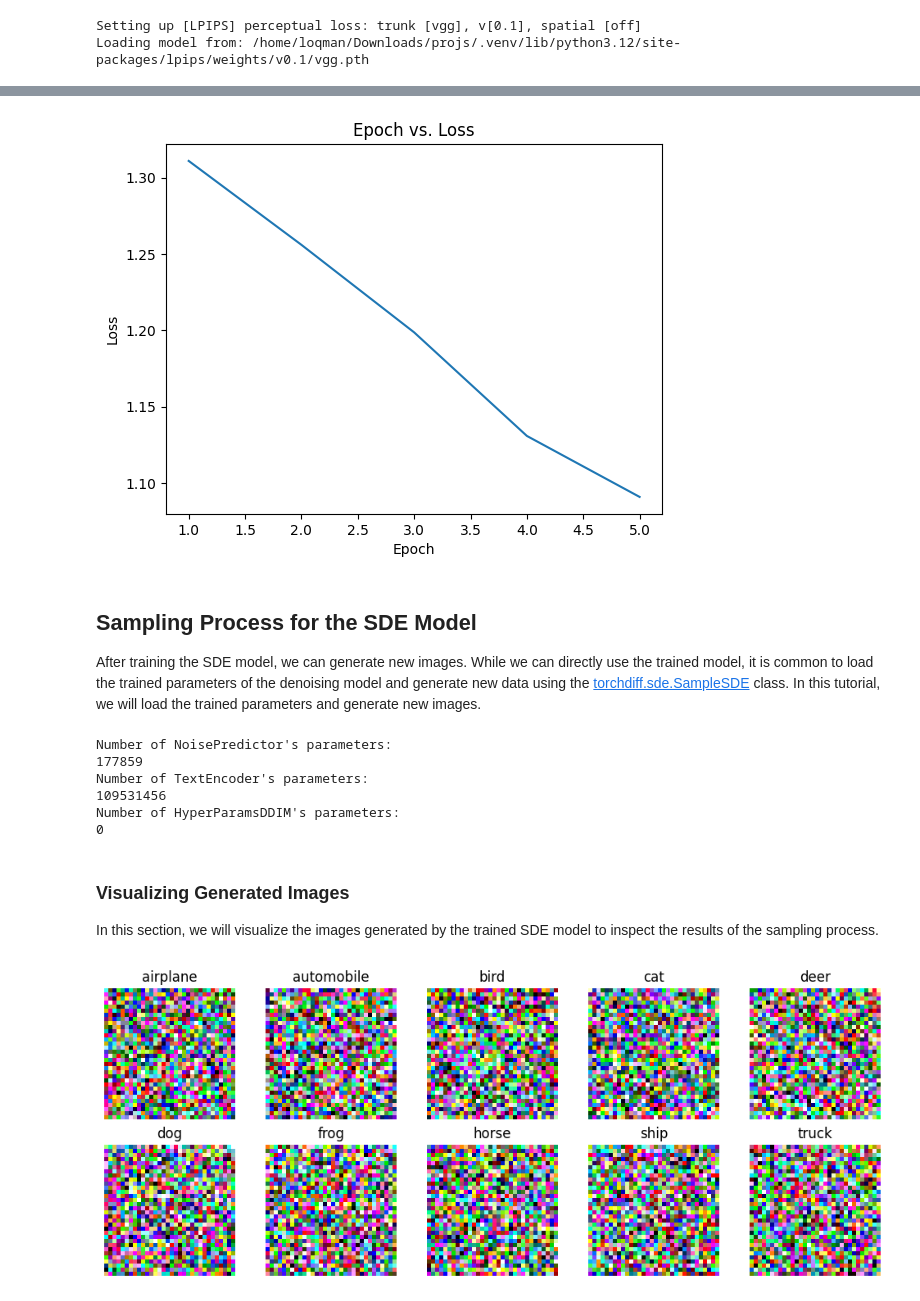
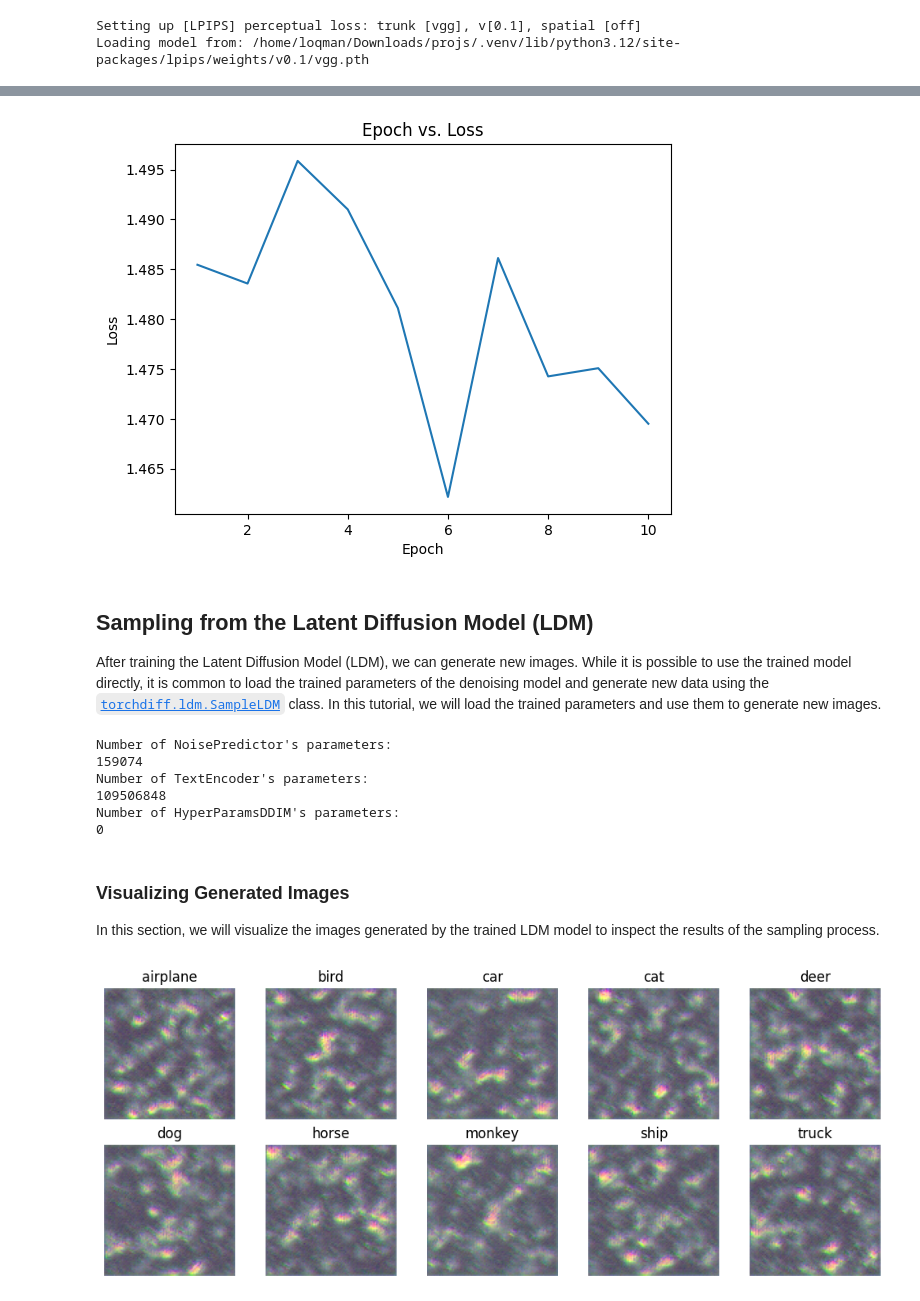
Before and after one commit to LoqmanSamani/DiffusionModels, a Jupyter notebook: examples/ldm.ipynb, the cells around one changed output, grey strips where cells are left out. Cells and saved outputs as stored; diff of their text form; code cells hidden in the pictures.

Commit message:
working on torchdiff webpage

```diff
--- a/examples/ldm.ipynb
+++ b/examples/ldm.ipynb
@@ -296,25 +351,25 @@ Epoch: 5 | Train Loss: 1.0908
 # %%
-plt.plot([i for i in range(1, 6)], train_losses)
+plt.plot([i for i in range(1, 11)], train_losses)
 plt.xlabel("Epoch")
 plt.ylabel("Loss")
 plt.title("Epoch vs. Loss")
 plt.show()
 # %% [output]
-[figure, old version]
+[figure, new version]
 # %% [markdown]
-## Sampling Process for the SDE Model
+## Sampling from the Latent Diffusion Model (LDM)
 
-After training the SDE model, we can generate new images. While we can directly use the trained model, it is common to load the trained parameters of the denoising model and generate new data using the [torchdiff.sde.SampleSDE](https://torchdiff.readthedocs.io/en/latest/sde.html#torchdiff.sde.SampleSDE) class. In this tutorial, we will load the trained parameters and generate new images.
+After training the Latent Diffusion Model (LDM), we can generate new images. While it is possible to use the trained model directly, it is common to load the trained parameters of the denoising model and generate new data using the [`torchdiff.ldm.SampleLDM`](https://torchdiff.readthedocs.io/en/latest/ldm.html#torchdiff.ldm.SampleLDM) class. In this tutorial, we will load the trained parameters and use them to generate new images.
 # %%
 # Initialize a new NoisePredictor with the same architecture as the trained model
 new_noise_predictor = NoisePredictor(
-    in_channels=3,  # RGB images
+    in_channels=2,  # number of latent space channels
     down_channels=[16, 32],
     mid_channels=[32, 32],
     up_channels=[32, 16],
     down_sampling=[True, True],
-    time_embed_dim=64,
-    y_embed_dim=64,
+    time_embed_dim=32,
+    y_embed_dim=32,
     num_down_blocks=2,
     num_mid_blocks=2,
     num_up_blocks=2,
@@ -327,13 +382,13 @@ new_text_encoder = TextEncoder(
     model_name="bert-base-uncased",
     vocabulary_size=30522,
     num_layers=2,
-    input_dimension=64,
-    output_dimension=64,
+    input_dimension=32,
+    output_dimension=32,
     num_heads=2,
     context_length=77
 )
 
-# Initialize DDIM hyperparameters for the noise schedule
+# Initialize SDE hyperparameters for the noise schedule
 new_hyperparams_sde = HyperParamsSDE(
     num_steps=500,
     beta_start=1e-4,
@@ -346,7 +401,7 @@ new_hyperparams_sde = HyperParamsSDE(
 )
 
 # Load the trained model checkpoint from file
-checkpoint = torch.load('test_sde.pth', map_location='cpu')
+checkpoint = torch.load('test_ldm.pth', map_location='cpu')
 
 # Load the trained parameters into the new NoisePredictor and set to evaluation mode
 new_noise_predictor.load_state_dict(checkpoint['model_state_dict_noise_predictor'])
@@ -372,12 +427,12 @@ print("Number of HyperParamsDDIM's parameters:")
 print(sum(p.numel() for p in new_hyperparams_sde.parameters()))
 
 # Set up the reverse diffusion process using the loaded hyperparameters
-new_reverse_sde = ReverseSDE(new_hyperparams_sde, "vp")
+new_reverse_sde = ReverseSDE(new_hyperparams_sde, "ode")
 # %% [output]
 Number of NoisePredictor's parameters:
-177859
+159074
 Number of TextEncoder's parameters:
-109531456
+109506848
 Number of HyperParamsDDIM's parameters:
 0
 # %%
@@ -404,29 +461,29 @@ gen_imgs = sampler(
 # %% [markdown]
 ### Visualizing Generated Images
 
-In this section, we will visualize the images generated by the trained SDE model to inspect the results of the sampling process.
+In this section, we will visualize the images generated by the trained LDM model to inspect the results of the sampling process.
 # %%
-folder_path = "sde_generated"
-conditions=['airplane', 'automobile', 'bird', 'cat', 'deer',
-            'dog', 'frog', 'horse', 'ship', 'truck']
+folder_path = "ldm_generated"
+conditions=['airplane', 'bird', 'car', 'cat', 'deer',
+                 'dog', 'horse', 'monkey', 'ship', 'truck']
 num_images = 10
 rows, cols = 2, 5
 
 fig, axes = plt.subplots(rows, cols, figsize=(cols * 2, rows * 2))
 
 for i in range(num_images):
     img_path = os.path.join(folder_path, f"image_{i}.png")
     img = Image.open(img_path).convert('RGB')
 
     ax = axes[i // cols, i % cols]
     ax.imshow(img, cmap='gray')
     ax.axis('off')
     ax.set_title(conditions[i])
 
 plt.tight_layout()
 plt.show()
 # %% [output]
-[figure, old version]
+[figure, new version]
 # %% [markdown]
 ### Evaluating the Generated Images
 
```
Also changed, not shown: parts of 23 cells of this notebook, 1 other file.
